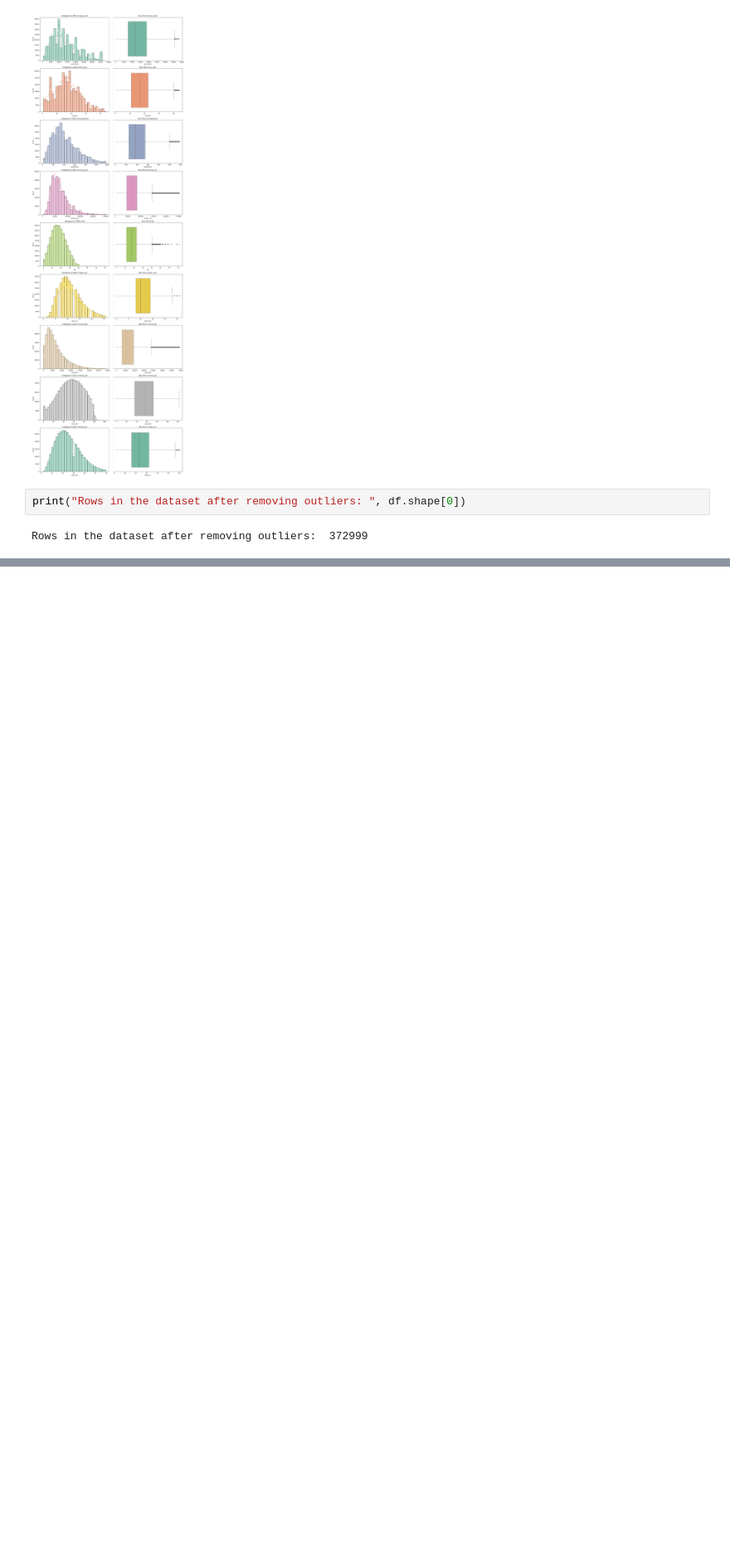
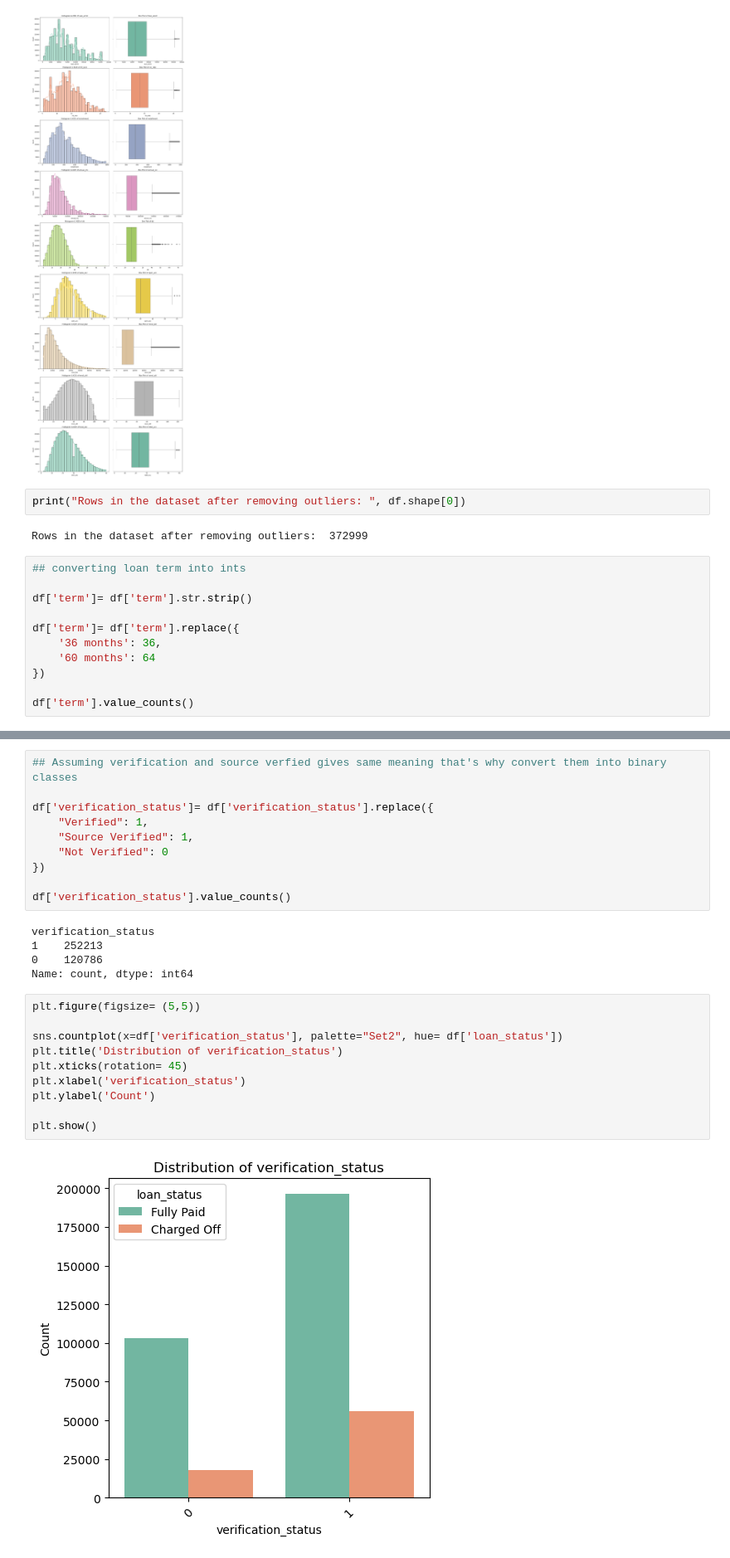
Before and after one commit to sayed-ashfaq/Loantap_logistic_regression, a Jupyter notebook: Loantap_EDA.ipynb, the cells around one changed output, grey strips where cells are left out. Shown at 83% size. Drawn from its saved outputs; the diff is of its cells as text; blank space fills up the shorter version.

```diff
--- a/Loantap_EDA.ipynb
+++ b/Loantap_EDA.ipynb
@@ -1179,3 +1179,14 @@ hist_box_plot(df, out_cols)
 print("Rows in the dataset after removing outliers: ", df.shape[0])
 # %% [output]
 Rows in the dataset after removing outliers:  372999
+# %%
+## converting loan term into ints
+
+df['term']= df['term'].str.strip()
+
+df['term']= df['term'].replace({
+    '36 months': 36,
+    '60 months': 64
+})
+
+df['term'].value_counts()
@@ -1181,0 +1198,27 @@ Rows in the dataset after removing outliers:  372999
+# %%
+## Assuming verification and source verfied gives same meaning that's why convert them into binary classes
+
+df['verification_status']= df['verification_status'].replace({
+    "Verified": 1,
+    "Source Verified": 1,
+    "Not Verified": 0
+})
+
+df['verification_status'].value_counts()
+# %% [output]
+verification_status
+1    252213
+0    120786
+Name: count, dtype: int64
+# %%
+plt.figure(figsize= (5,5))
+
+sns.countplot(x=df['verification_status'], palette="Set2", hue= df['loan_status'])
+plt.title('Distribution of verification_status')
+plt.xticks(rotation= 45)
+plt.xlabel('verification_status')
+plt.ylabel('Count')
+
+plt.show()
+# %% [output]
+[figure, added]
```
Also changed, not shown: parts of 9 cells of this notebook.
